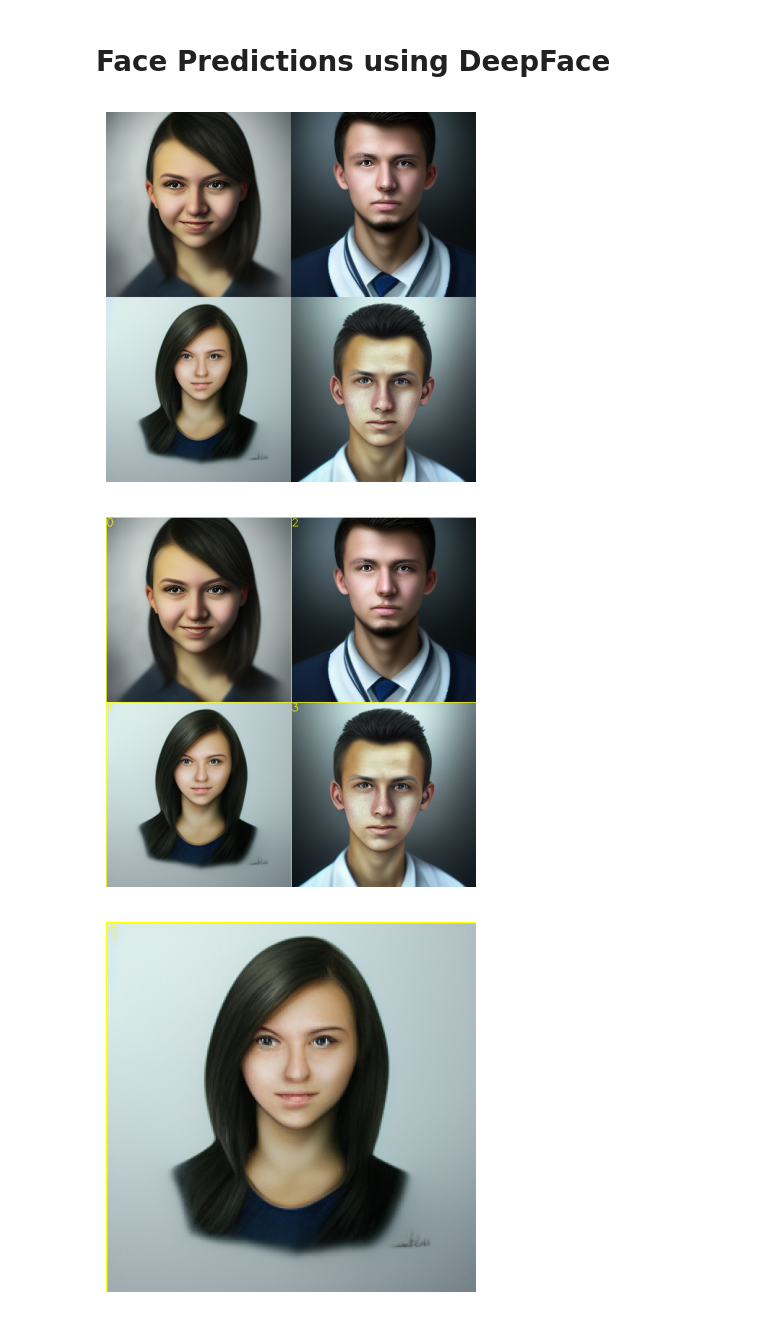
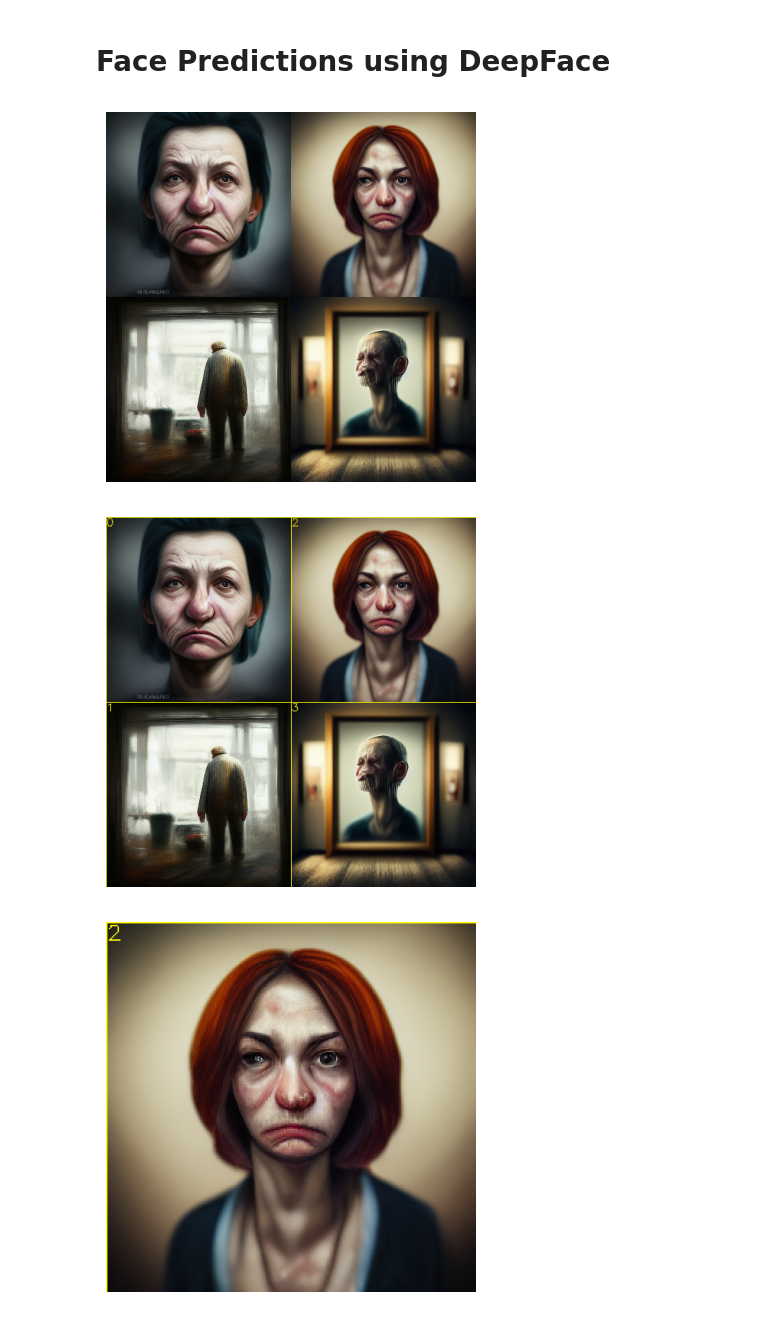
Before and after one commit to TRSS-Research/SAAC, a Jupyter notebook: notebooks/image_analysis/DeepFace Prediction.ipynb, the cells around one changed output. Saved outputs shown, nothing was run; the diff lists cells and outputs as text; code cells hidden in the pictures.

```diff
--- a/notebooks/image_analysis/DeepFace Prediction.ipynb
+++ b/notebooks/image_analysis/DeepFace Prediction.ipynb
@@ -207,28 +208,28 @@ def quadrant_predictions(
         results.append(predictions)
     return results
 # %%
-images_root = Path('../../images/test')
+midjourney_raw_root = Path('../../data/images/raw')
 # %%
-img_path = list(images_root.glob('*.png'))[0]
+img_path = list(midjourney_raw_root.glob('*.png'))[0]
 
 
 img_2x2 = cv.imread(str(img_path))
 cv_imshow(img_2x2)
 # %% [output]
-[figure, old version]
+[figure, new version]
 # %%
 for i, bbox in enumerate(quadrant_bboxes(img_2x2.shape[:2])):
     draw_bbox(img_2x2, bbox, text=f'{i}', color=(0, 255, 255))
 
 cv_imshow(img_2x2)
 # %% [output]
-[figure, old version]
+[figure, new version]
 # %%
-quadrant = 1
+quadrant = 2
 img_quad = crop_bbox(img_2x2, quadrant_bboxes(img_2x2.shape[:2])[quadrant])
 cv_imshow(img_quad)
 # %% [output]
-[figure, old version]
+[figure, new version]
 # %%
 predictions = quadrant_predictions(img_2x2)
 pprint(predictions[quadrant])
```
Also changed, not shown: parts of 6 cells of this notebook, 1 other file.
